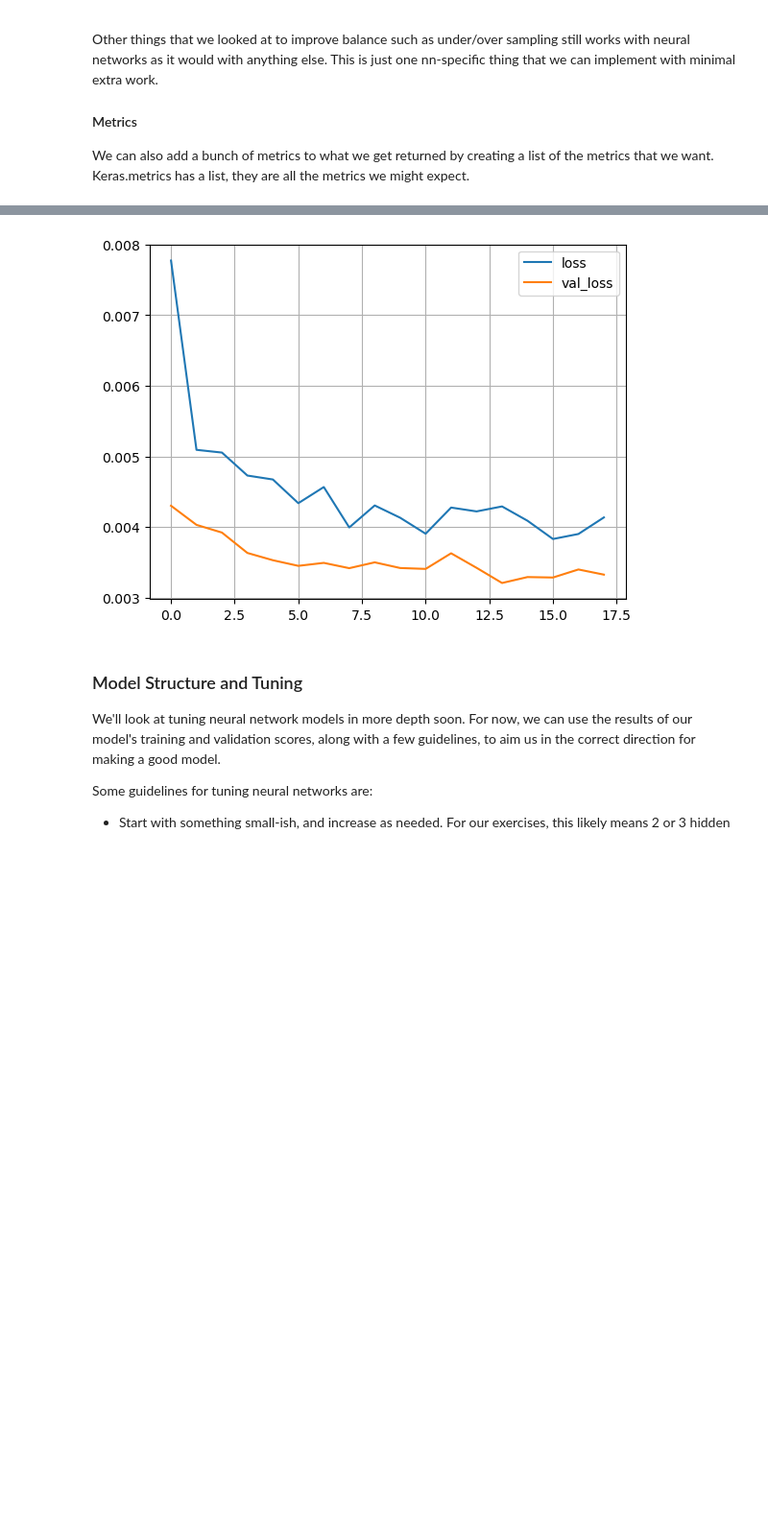
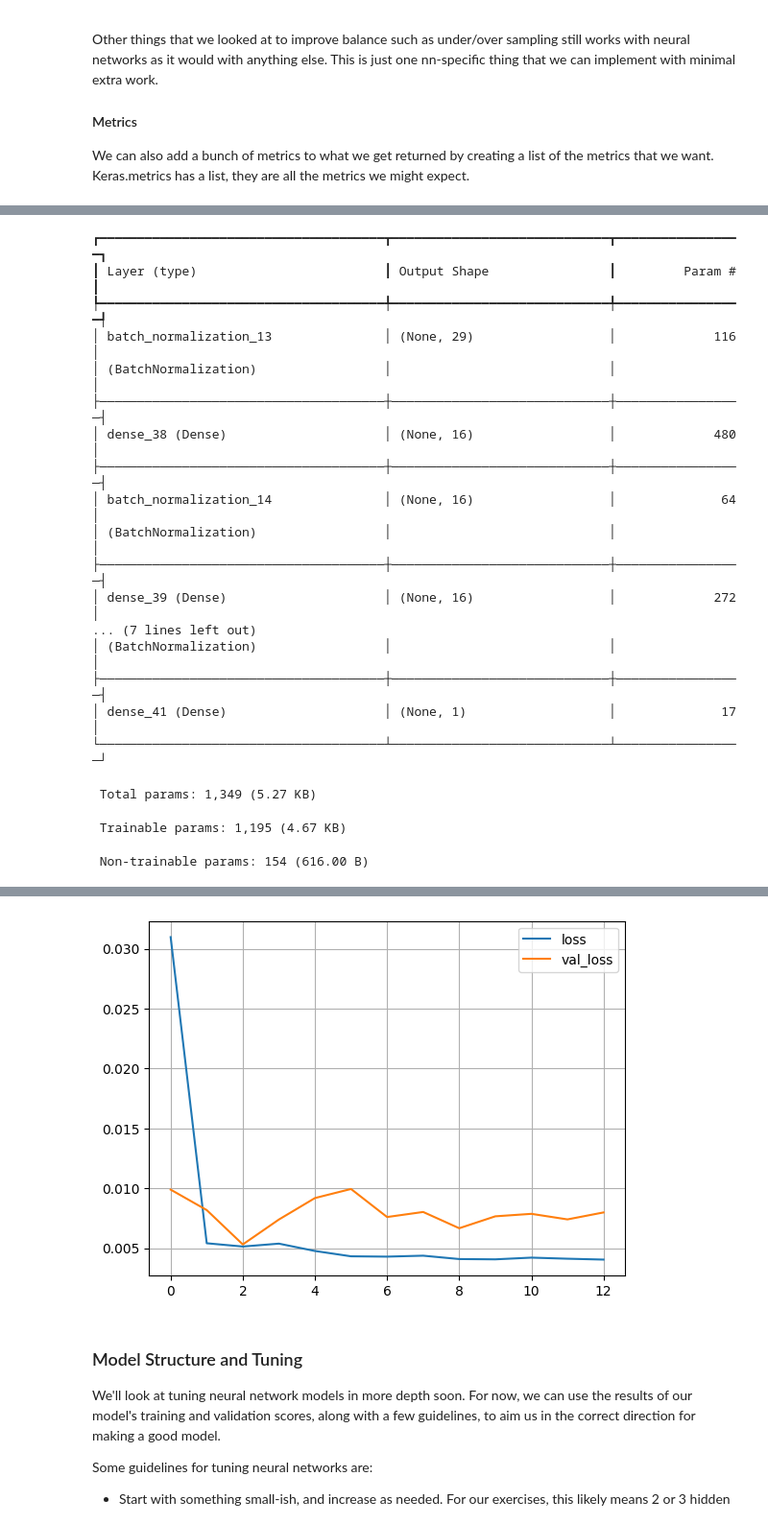
Before and after one commit to glennybarnes/Intro_to_Machine_Learning_Students, a Jupyter notebook: 023_keras_optimizations_sol.ipynb, the cells around one changed output, grey strips where cells are left out. Shown at 96% size. Drawn from its saved outputs; the diff is of its cells as text; code cells hidden in the pictures; blank space fills up the shorter version.

```diff
--- a/023_keras_optimizations_sol.ipynb
+++ b/023_keras_optimizations_sol.ipynb
@@ -707,0 +790,17 @@ Test labels shape: (56962,)
+# %%
+METRICS = [
+      #keras.metrics.TruePositives(name='tp'),
+      #keras.metrics.FalsePositives(name='fp'),
+      #keras.metrics.TrueNegatives(name='tn'),
+      #keras.metrics.FalseNegatives(name='fn'),
+      #keras.metrics.BinaryAccuracy(name='accuracy'),
+      keras.metrics.Precision(name='precision'),
+      keras.metrics.Recall(name='recall'),
+      keras.metrics.AUC(name='auc'),
+      keras.metrics.AUC(name='prc', curve='PR'), # precision-recall curve
+]
+callback = tf.keras.callbacks.EarlyStopping(monitor='val_loss', patience=PATIENCE, restore_best_weights=True)
+
+fraud_width_1 = 16
+fraud_width_2 = 16
+fraud_width_3 = 16
@@ -718,28 +884,22 @@ Other things that we looked at to improve balance such as under/over sampling st
 
 We can also add a bunch of metrics to what we get returned by creating a list of the metrics that we want. Keras.metrics has a list, they are all the metrics we might expect.
 # %%
-METRICS = [
-      #keras.metrics.TruePositives(name='tp'),
-      #keras.metrics.FalsePositives(name='fp'),
-      #keras.metrics.TrueNegatives(name='tn'),
-      #keras.metrics.FalseNegatives(name='fn'),
-      #keras.metrics.BinaryAccuracy(name='accuracy'),
-      keras.metrics.Precision(name='precision'),
-      keras.metrics.Recall(name='recall'),
-      keras.metrics.AUC(name='auc'),
-      keras.metrics.AUC(name='prc', curve='PR'), # precision-recall curve
-]
-
 initial_bias = np.log([pos/neg])
 
 output_bias = tf.keras.initializers.Constant(initial_bias)
 model = keras.Sequential()
-model.add(keras.layers.Dense(16, activation='relu',input_shape=(train_features.shape[-1],)))
-model.add(keras.layers.Dropout(0.5))
-model.add(keras.layers.Dense(1, activation='sigmoid', bias_initializer=output_bias))
+model.add(InputLayer(shape=(train_features.shape[1],)))
+model.add(BatchNormalization())
+model.add(Dense(fraud_width_1, activation='leaky_relu', kernel_regularizer="l2"))
+model.add(BatchNormalization())
+model.add(Dense(fraud_width_1, activation='leaky_relu', kernel_regularizer="l2"))
+model.add(BatchNormalization())
+model.add(Dense(fraud_width_3, activation='leaky_relu', kernel_regularizer="l2"))
+model.add(BatchNormalization())
+model.add(Dense(1, activation='sigmoid', bias_initializer=output_bias))
 model.summary()
 
-callback = tf.keras.callbacks.EarlyStopping(monitor='val_loss', patience=4, restore_best_weights=True)
+
 
 #model.compile(optimizer=keras.optimizers.Adam(learning_rate=1e-3),loss=keras.losses.BinaryCrossentropy(),metrics=metrics)
 model.compile(optimizer="adam",loss="binary_crossentropy",metrics=METRICS)
@@ -747,8 +907,8 @@ model.compile(optimizer="adam",loss="binary_crossentropy",metrics=METRICS)
 train_log = model.fit(
   train_features,
   train_labels,
-  epochs=30,
-  batch_size=64,
+  epochs=SMALL_EPOCHS*5,
+  batch_size=MID_BATCH,
   validation_split=0.2,
   callbacks=[callback]
 )
@@ -774,0 +919,20 @@ Epoch 18/30
+┏━━━━━━━━━━━━━━━━━━━━━━━━━━━━━━━━━━━━━━┳━━━━━━━━━━━━━━━━━━━━━━━━━━━━━┳━━━━━━━━━━━━━━━━━┓
+┃ Layer (type)                         ┃ Output Shape                ┃         Param # ┃
+┡━━━━━━━━━━━━━━━━━━━━━━━━━━━━━━━━━━━━━━╇━━━━━━━━━━━━━━━━━━━━━━━━━━━━━╇━━━━━━━━━━━━━━━━━┩
+│ batch_normalization_13               │ (None, 29)                  │             116 │
+│ (BatchNormalization)                 │                             │                 │
+├──────────────────────────────────────┼─────────────────────────────┼─────────────────┤
+│ dense_38 (Dense)                     │ (None, 16)                  │             480 │
+├──────────────────────────────────────┼─────────────────────────────┼─────────────────┤
+│ batch_normalization_14               │ (None, 16)                  │              64 │
+│ (BatchNormalization)                 │                             │                 │
+├──────────────────────────────────────┼─────────────────────────────┼─────────────────┤
+│ dense_39 (Dense)                     │ (None, 16)                  │             272 │
+... (7 lines left out)
+│ (BatchNormalization)                 │                             │                 │
+├──────────────────────────────────────┼─────────────────────────────┼─────────────────┤
+│ dense_41 (Dense)                     │ (None, 1)                   │              17 │
+└──────────────────────────────────────┴─────────────────────────────┴─────────────────┘
+ Total params: 1,349 (5.27 KB)
+ Trainable params: 1,195 (4.67 KB)
+ Non-trainable params: 154 (616.00 B)
@@ -775,4 +956,4 @@ Epoch 18/30
-[figure, old version]
+[figure, new version]
 # %% [markdown]
 ### Model Structure and Tuning
 
```
Also changed, not shown: parts of 26 cells of this notebook.
